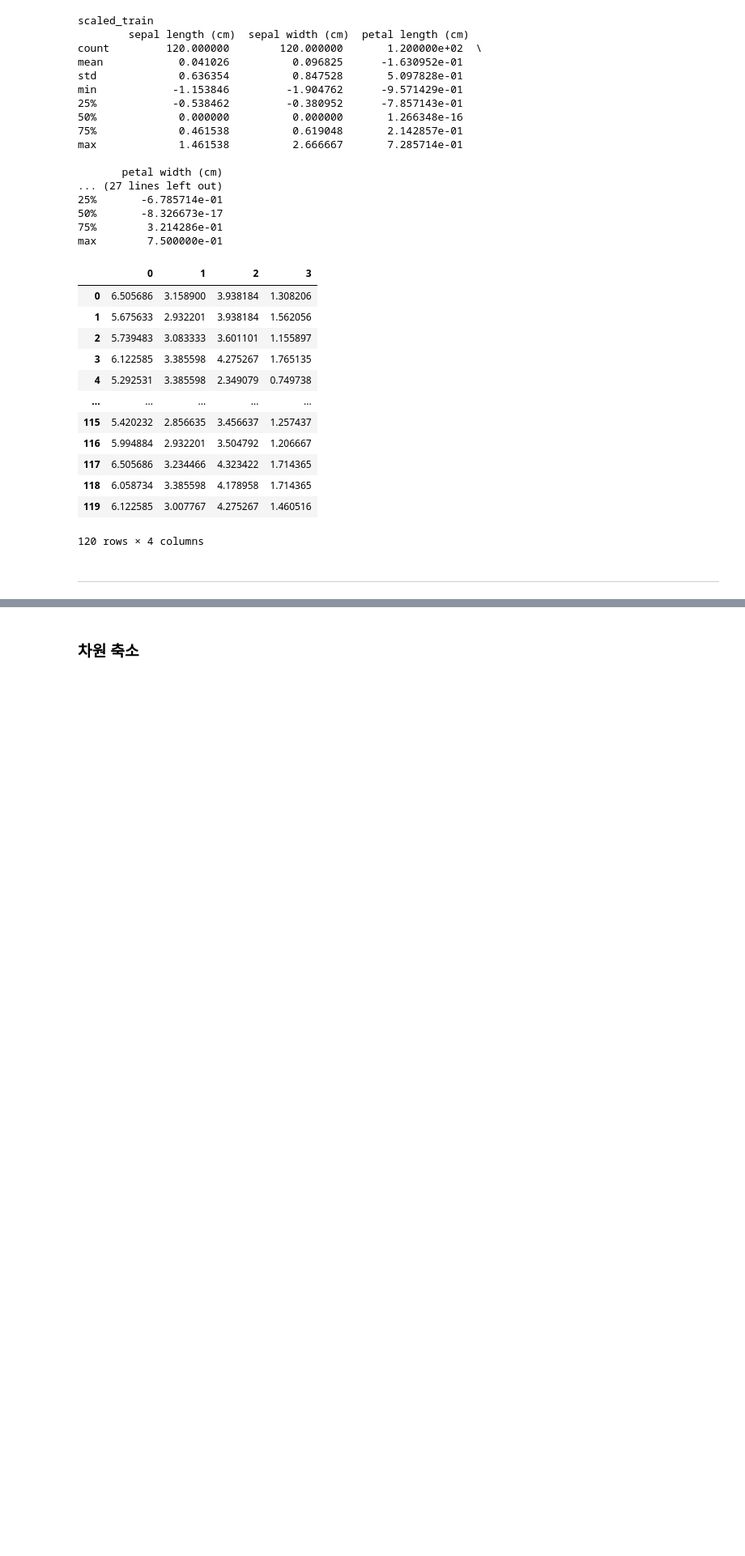
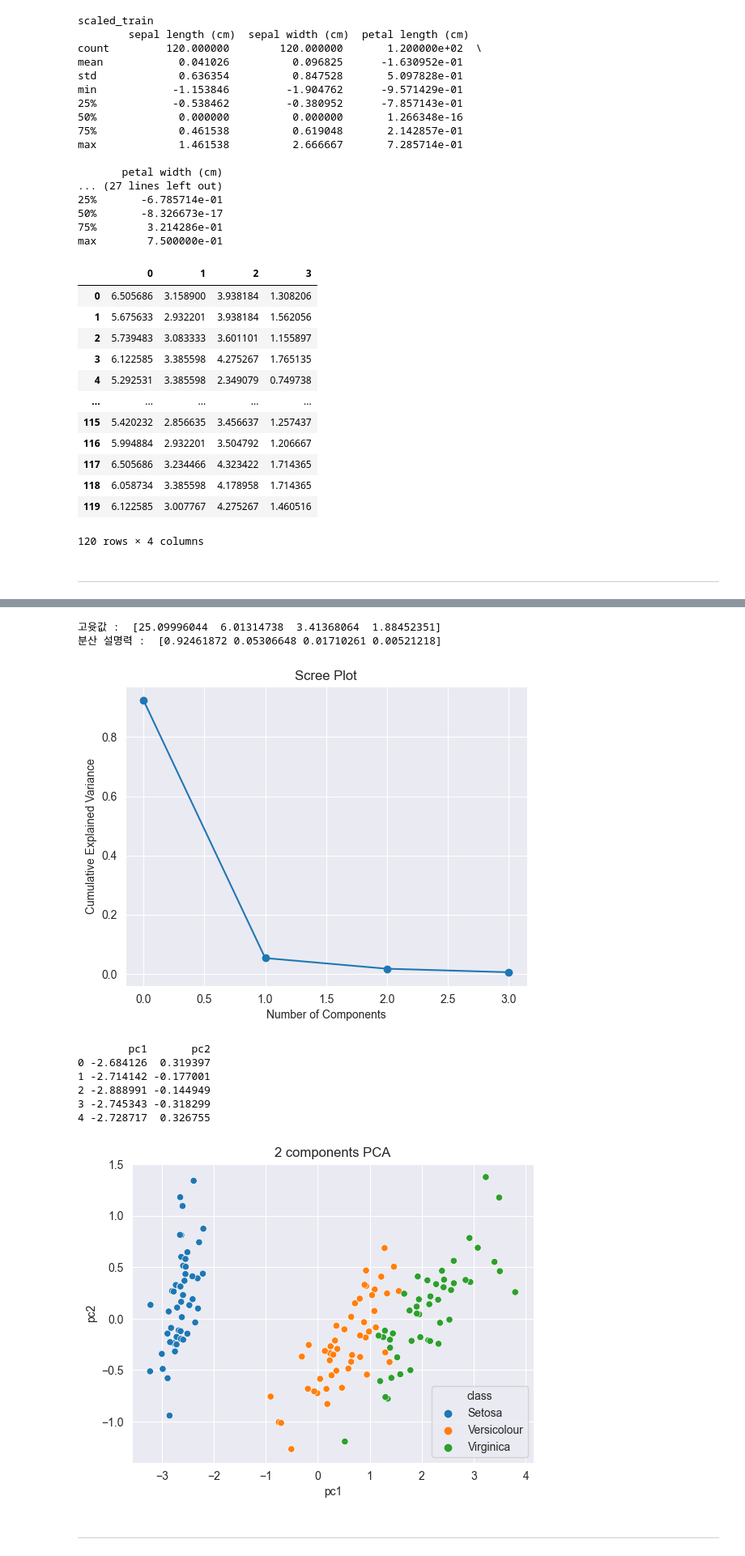
Before and after one commit to DMIS0126/ADP, a Jupyter notebook: Private_Study/3. Data Preprocessing.ipynb, the cells around one changed output, grey strips where cells are left out. Shown at 81% size. Cells and saved outputs as stored; diff of their text form; code cells hidden in the pictures; blank space fills up the shorter version.

```diff
--- a/Private_Study/3. Data Preprocessing.ipynb
+++ b/Private_Study/3. Data Preprocessing.ipynb
@@ -374,2 +388,62 @@ x_train_stdsc_original = pd.DataFrame(stdscaler.inverse_transform(x_train_rbsc))
+# %%
+# 주성분 분석의 과정(수치형 변수만 추출 -> 수치형 변수 정규화 -> 주성분 추출 -> Scree Plot으로 사용할 주성분의 수 결정 -> 새로운 데이터프레임 확인 -> 주성분 산포도 확인)
+import pandas as pd
+from sklearn.datasets import load_iris
+iris_load = load_iris()
+iris = pd.DataFrame(iris_load.data, columns = iris_load.feature_names)
+iris['class'] = iris_load.target
+iris['class'] = iris['class'].map({0:'Setosa', 1:'Versicolour', 2:'Virginica'})
+
+# 수치형 데이터만 추출
+x=iris.drop(columns='class')
+
+# 수치형 변수 정규화
+from sklearn.preprocessing import StandardScaler
+stdscaler = StandardScaler()
+x_stdsc = pd.DataFrame(stdscaler.fit_transform(x), columns=x.columns)
+
+# 주성분 추출
+from sklearn.decomposition import PCA
+pca = PCA(n_components=4)
+pca_fit = pca.fit(x)
+
+print('고윳값 : ',pca.singular_values_)
+print('분산 설명력 : ', pca.explained_variance_ratio_)
+
+# Scree Plot으로 사용할 주성분의 수 결정
+import matplotlib.pyplot as plt
+
+plt.title('Scree Plot')
+plt.xlabel('Number of Components')
+plt.ylabel('Cumulative Explained Variance')
+plt.plot(pca.explained_variance_ratio_, 'o-') # 'o-'는 dot+line을 의미한다. default는 line
+plt.show()
+# 보통 기울기의 절댓값이 급감하는 지점까지 주성분의 수로 결정하므로 여기서는 n=2가 적당해보인다.
+
+# 새로운 데이터프레임 확인
+# pca 객체 생성
+pca = PCA(n_components=2)
+principalComponents = pca.fit_transform(x)
+principal_iris = pd.DataFrame(principalComponents, columns=['pc1', 'pc2'])
+print(principal_iris.head())
+
+# 주성분 산포도 확인
+import matplotlib.pyplot as plt
+import seaborn as sns
+
+plt.title('2 components PCA')
+sns.scatterplot(x='pc1', y='pc2', hue=iris['class'], data=principal_iris)
+plt.show()
+# %% [output]
+고윳값 :  [25.09996044  6.01314738  3.41368064  1.88452351]
+분산 설명력 :  [0.92461872 0.05306648 0.01710261 0.00521218]
+[figure, added]
+        pc1       pc2
+0 -2.684126  0.319397
+1 -2.714142 -0.177001
+2 -2.888991 -0.144949
+3 -2.745343 -0.318299
+4 -2.728717  0.326755
+[figure, added]
 # %% [markdown]
-### 차원 축소
+---
```
Also changed, not shown: parts of 6 cells of this notebook.
